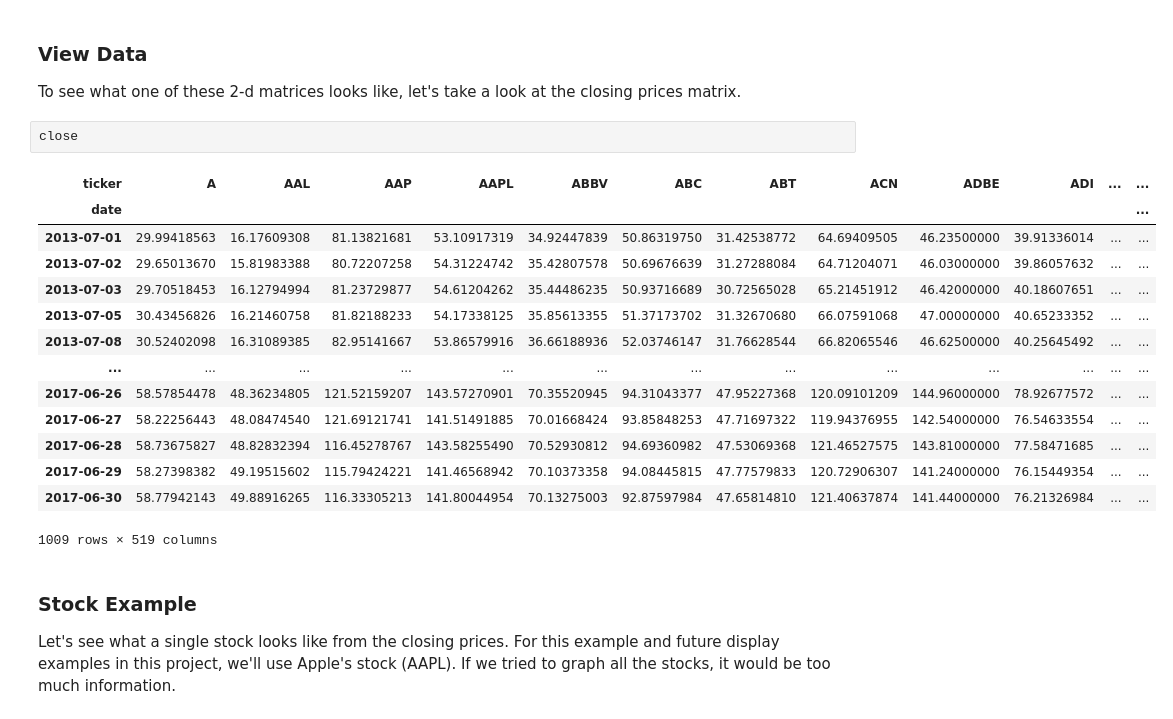
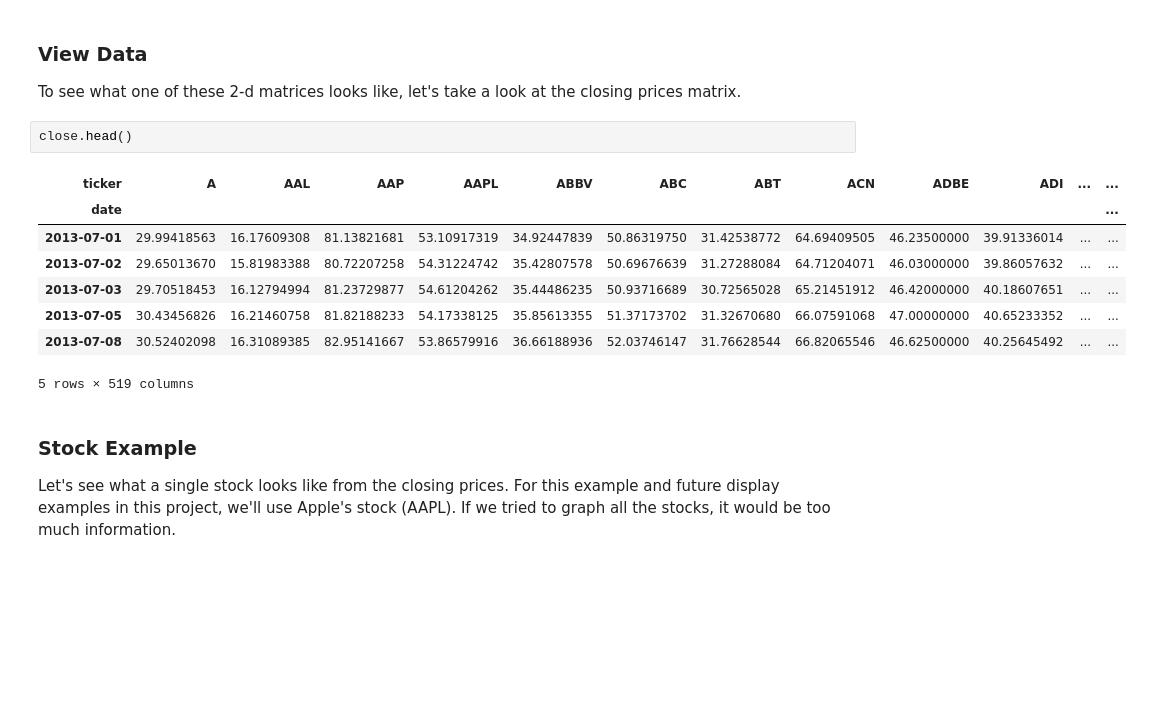
Before and after one commit to cerionXLII/BreakoutBasedStockTrading, a Jupyter notebook: src/project_2_starter.ipynb, the cells around one changed output. Drawn from its saved outputs; the diff is of its cells as text; blank space fills up the shorter version.

```diff
--- a/src/project_2_starter.ipynb
+++ b/src/project_2_starter.ipynb
@@ -51,22 +51,16 @@ df.head()
 ### View Data
 To see what one of these 2-d matrices looks like, let's take a look at the closing prices matrix.
 # %%
-close
+close.head()
 # %% [output]
 | ticker | A | AAL | AAP | AAPL | ABBV | ABC | ABT | ACN | ADBE | ADI | ... | ... |
 | date |  |  |  |  |  |  |  |  |  |  |  | ... |
 | 2013-07-01 | 29.99418563 | 16.17609308 | 81.13821681 | 53.10917319 | 34.92447839 | 50.86319750 | 31.42538772 | 64.69409505 | 46.23500000 | 39.91336014 | ... | ... |
 | 2013-07-02 | 29.65013670 | 15.81983388 | 80.72207258 | 54.31224742 | 35.42807578 | 50.69676639 | 31.27288084 | 64.71204071 | 46.03000000 | 39.86057632 | ... | ... |
 | 2013-07-03 | 29.70518453 | 16.12794994 | 81.23729877 | 54.61204262 | 35.44486235 | 50.93716689 | 30.72565028 | 65.21451912 | 46.42000000 | 40.18607651 | ... | ... |
 | 2013-07-05 | 30.43456826 | 16.21460758 | 81.82188233 | 54.17338125 | 35.85613355 | 51.37173702 | 31.32670680 | 66.07591068 | 47.00000000 | 40.65233352 | ... | ... |
 | 2013-07-08 | 30.52402098 | 16.31089385 | 82.95141667 | 53.86579916 | 36.66188936 | 52.03746147 | 31.76628544 | 66.82065546 | 46.62500000 | 40.25645492 | ... | ... |
-| ... | ... | ... | ... | ... | ... | ... | ... | ... | ... | ... | ... | ... |
-| 2017-06-26 | 58.57854478 | 48.36234805 | 121.52159207 | 143.57270901 | 70.35520945 | 94.31043377 | 47.95227368 | 120.09101209 | 144.96000000 | 78.92677572 | ... | ... |
-| 2017-06-27 | 58.22256443 | 48.08474540 | 121.69121741 | 141.51491885 | 70.01668424 | 93.85848253 | 47.71697322 | 119.94376955 | 142.54000000 | 76.54633554 | ... | ... |
-| 2017-06-28 | 58.73675827 | 48.82832394 | 116.45278767 | 143.58255490 | 70.52930812 | 94.69360982 | 47.53069368 | 121.46527575 | 143.81000000 | 77.58471685 | ... | ... |
-| 2017-06-29 | 58.27398382 | 49.19515602 | 115.79424221 | 141.46568942 | 70.10373358 | 94.08445815 | 47.77579833 | 120.72906307 | 141.24000000 | 76.15449354 | ... | ... |
-| 2017-06-30 | 58.77942143 | 49.88916265 | 116.33305213 | 141.80044954 | 70.13275003 | 92.87597984 | 47.65814810 | 121.40637874 | 141.44000000 | 76.21326984 | ... | ... |
-1009 rows × 519 columns
+5 rows × 519 columns
 # %% [markdown]
 ### Stock Example
 Let's see what a single stock looks like from the closing prices. For this example and future display examples in this project, we'll use Apple's stock (AAPL). If we tried to graph all the stocks, it would be too much information.
```
Also changed, not shown: parts of 6 cells of this notebook.
